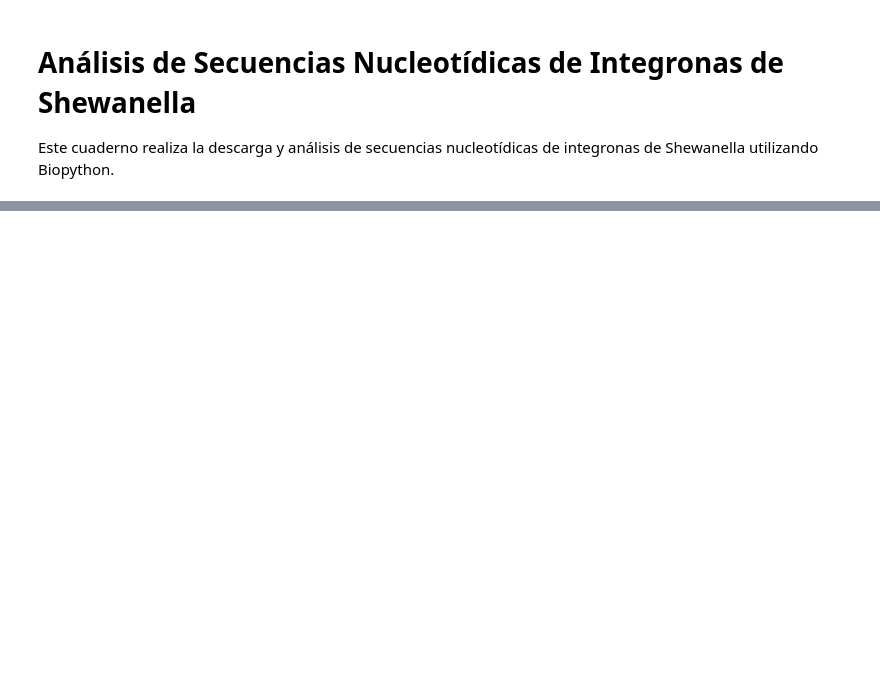
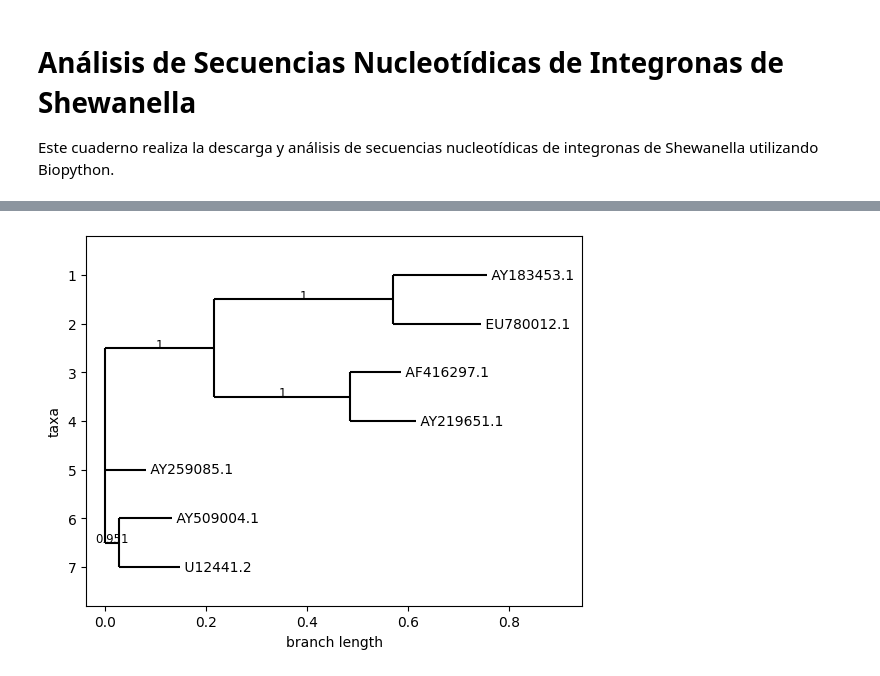
Before and after one commit to olishewanella/master, a Jupyter notebook: AMShewanella.ipynb, the cells around one changed output, grey strips where cells are left out. Cells and saved outputs as stored; diff of their text form; code cells hidden in the pictures; blank space fills up the shorter version.

```diff
--- a/AMShewanella.ipynb
+++ b/AMShewanella.ipynb
@@ -229,29 +196,31 @@ def construir_arbol_con_mafft(ruta_alineamiento):
 # %%
 from Bio.Align.Applications import MafftCommandline
 from Bio import AlignIO
 from Bio import Phylo
 from Bio.Phylo.Applications import FastTreeCommandline
 import os
 import subprocess
 
 def construir_arbol_con_mafft(ruta_alineamiento):
     if not os.path.exists(ruta_alineamiento):
         print(f"El archivo {ruta_alineamiento} no existe.")
         return
 
     archivo_arbol = "arbol_mafft.nwk"
 
     try:
         # Ejecutar FastTree
         comando_fasttree = ["fasttree", "-out", archivo_arbol, ruta_alineamiento]
         subprocess.run(comando_fasttree, check=True)
 
         # Leer y dibujar el árbol
         arbol = Phylo.read(archivo_arbol, "newick")
         Phylo.draw(arbol)
     except Exception as e:
         print(f"Ocurrió un error al construir el árbol: {e}")
 
 # Uso de la función
-ruta_alineamiento = "/ruta/a/tu/archivo/alineado.fasta"  # Reemplaza con la ruta de tu archivo alineado
-#construir_arbol_con_mafft(ruta_alineamiento)
+ruta_alineamiento = "/content/parte_0_alineado.fasta"  # Reemplaza con la ruta de tu archivo alineado
+construir_arbol_con_mafft(ruta_alineamiento)
+# %% [output]
+[figure, added]
```
Also changed, not shown: parts of 2 cells of this notebook.
